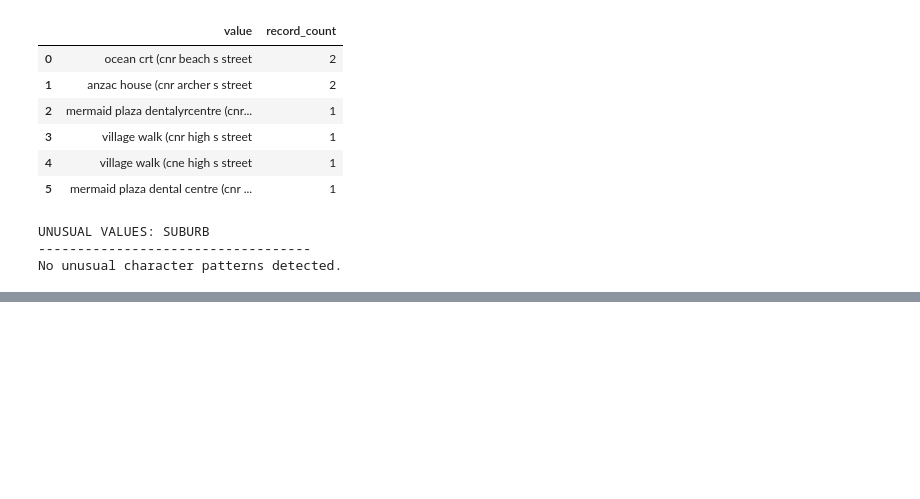
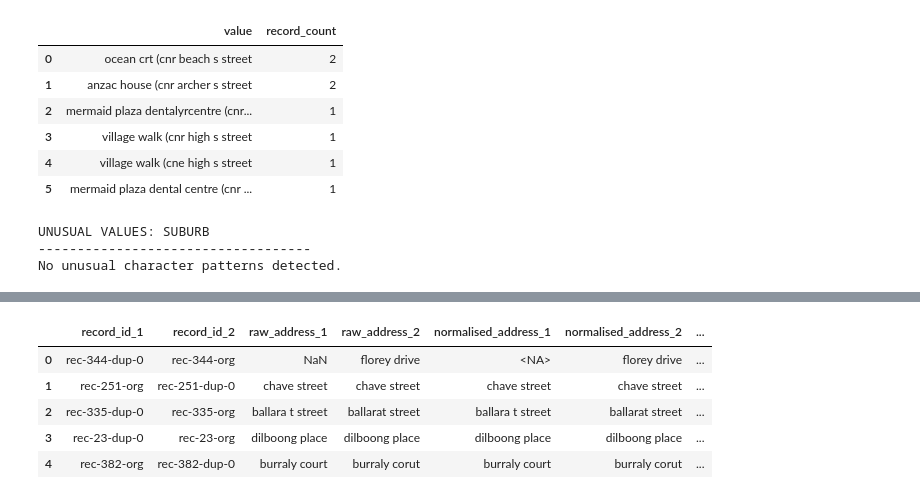
Before and after one commit to WaleBalogunK/Repository-name-entity-resolution-golden-record-lab, a Jupyter notebook: notebooks/01_data_acquisition_and_initial_audit.ipynb, the cells around one changed output, grey strips where cells are left out. Saved outputs shown, nothing was run; the diff lists cells and outputs as text; code cells hidden in the pictures; blank space fills up the shorter version.

```diff
--- a/notebooks/01_data_acquisition_and_initial_audit.ipynb
+++ b/notebooks/01_data_acquisition_and_initial_audit.ipynb
@@ -2024,0 +2136,75 @@ No unusual character patterns detected.
+# %%
+address_1_pair_results = []
+
+for record_id_1, record_id_2 in true_links:
+    raw_address_1 = febrl_records.loc[
+        record_id_1,
+        "address_1"
+    ]
+
+    raw_address_2 = febrl_records.loc[
+        record_id_2,
+        "address_1"
+    ]
+
+    normalised_address_1 = normalise_address_text(
+        raw_address_1
+    )
+
+    normalised_address_2 = normalise_address_text(
+        raw_address_2
+    )
+
+    compact_address_1 = compact_address_text(
+        raw_address_1
+    )
+
+    compact_address_2 = compact_address_text(
+        raw_address_2
+    )
+
+    both_present = (
+        pd.notna(raw_address_1)
+        and pd.notna(raw_address_2)
+    )
+
+    address_1_pair_results.append({
+        "record_id_1": record_id_1,
+        "record_id_2": record_id_2,
+        "raw_address_1": raw_address_1,
+        "raw_address_2": raw_address_2,
+        "normalised_address_1": normalised_address_1,
+        "normalised_address_2": normalised_address_2,
+        "both_present": both_present,
+        "raw_exact_match": (
+            both_present
+            and raw_address_1 == raw_address_2
+        ),
+        "normalised_exact_match": (
+            both_present
+            and normalised_address_1
+            == normalised_address_2
+        ),
+        "compact_exact_match": (
+            both_present
+            and compact_address_1
+            == compact_address_2
+        ),
+        "jaro_winkler_similarity": safe_jaro_winkler(
+            normalised_address_1,
+            normalised_address_2
+        )
+    })
+
+address_1_pair_review = pd.DataFrame(
+    address_1_pair_results
+)
+
+address_1_pair_review.head()
+# %% [output]
+|  | record_id_1 | record_id_2 | raw_address_1 | raw_address_2 | normalised_address_1 | normalised_address_2 | ... |
+| 0 | rec-344-dup-0 | rec-344-org | NaN | florey drive | <NA> | florey drive | ... |
+| 1 | rec-251-org | rec-251-dup-0 | chave street | chave street | chave street | chave street | ... |
+| 2 | rec-335-dup-0 | rec-335-org | ballara t street | ballarat street | ballara t street | ballarat street | ... |
+| 3 | rec-23-dup-0 | rec-23-org | dilboong place | dilboong place | dilboong place | dilboong place | ... |
+| 4 | rec-382-org | rec-382-dup-0 | burraly court | burraly corut | burraly court | burraly corut | ... |
```
Also changed, not shown: parts of 9 cells of this notebook.
